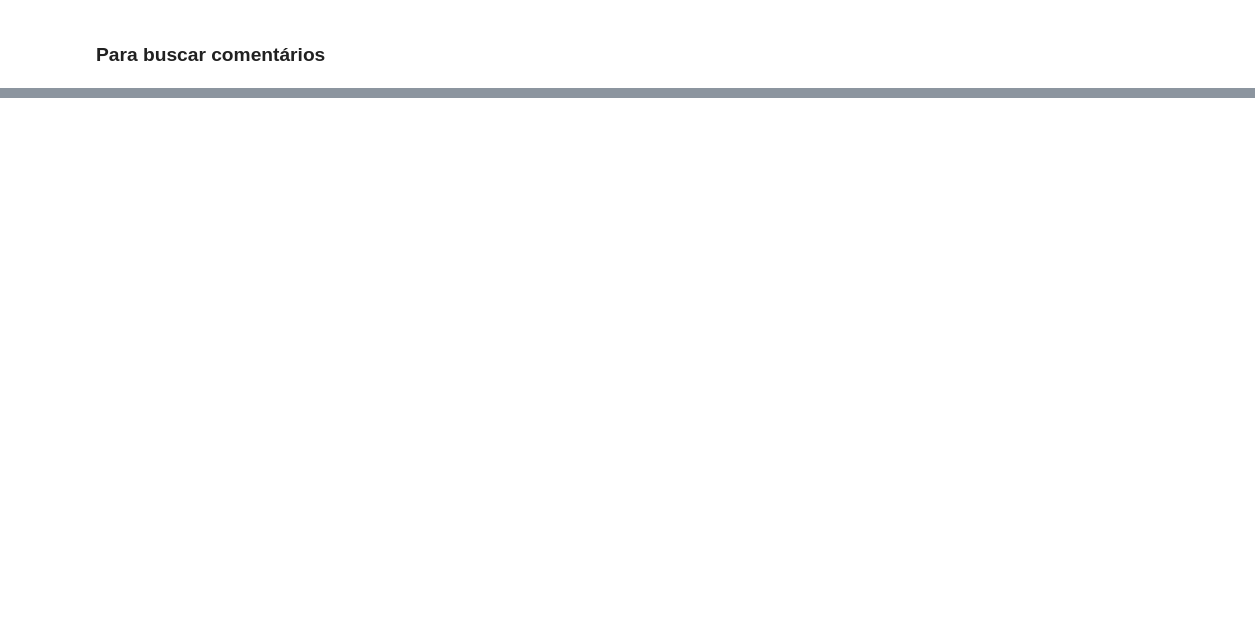
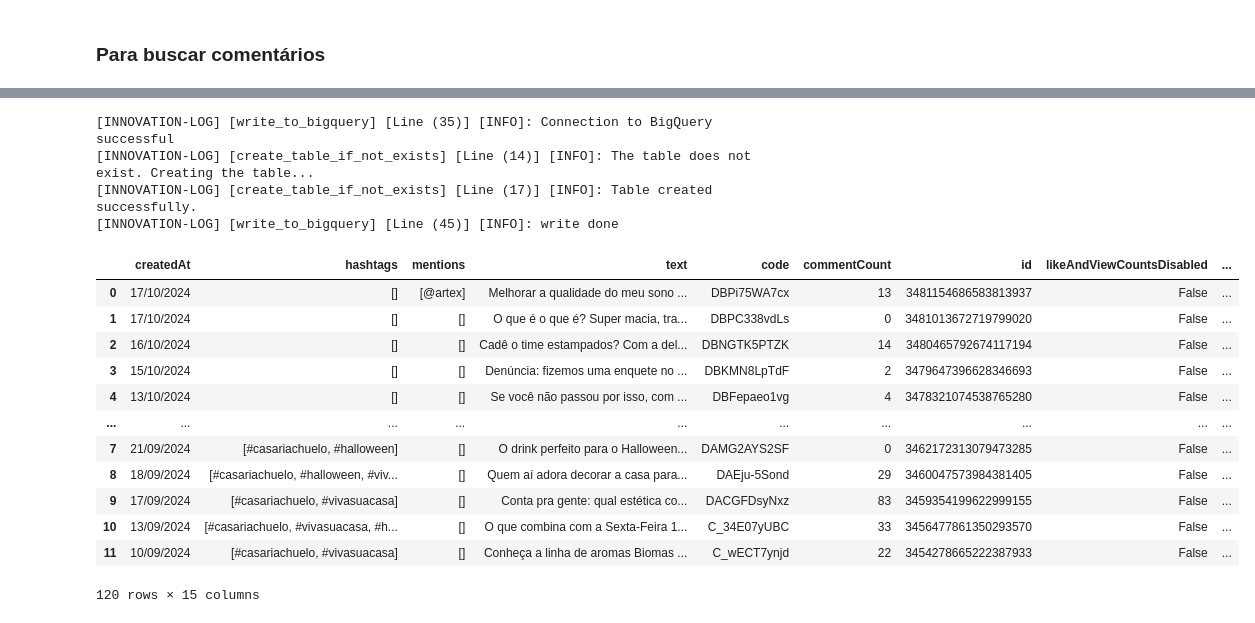
Before and after one commit to AmmoJailton/kpi-indicadores2, a Jupyter notebook: notebooks/discovery_posts_comments.ipynb, the cells around one changed output, grey strips where cells are left out. Drawn from its saved outputs; the diff is of its cells as text; code cells hidden in the pictures; blank space fills up the shorter version.

```diff
--- a/notebooks/discovery_posts_comments.ipynb
+++ b/notebooks/discovery_posts_comments.ipynb
@@ -435,16 +430,15 @@ Ik1IBB8pBBZDZQhSAVNRSQBFMEEtQgZCC10QbX1VX0tJXwZKAmsQVgRRAU0TETwdXgtHKUcTAToLQzBV
 # %%
-username='artex'
 filename=f'./posts_responses/{username}_1_posts'
 filename2=f'./posts_responses/{username}_2_posts'
-artex_response = mock_posts_response(url=filename, headers=headers, params=posts_querystring)
-artex_response2 = mock_posts_response(url=filename2, headers=headers, params=posts_querystring)
-artex_parsed_response: InstagramPostResponse = formater.parse_response_to_posts_obj(artex_response)
-artex_parsed_response2: InstagramPostResponse = formater.parse_response_to_posts_obj(artex_response2)
+local_response = load_response_from_json(filename=filename)
+local_response2 = load_response_from_json(filename=filename2)
+artex_parsed_response: InstagramPostResponse = formater.parse_response_to_posts_obj(local_response)
+artex_parsed_response2: InstagramPostResponse = formater.parse_response_to_posts_obj(local_response2)
 
 df = pd.DataFrame(artex_parsed_response.data.items)
 df2 = pd.DataFrame(artex_parsed_response2.data.items)
 df_concat = pd.concat([df, df2])
 
-mask_comments = df_concat['comment_count'] >= 5
-df_concat
+mask_comments = df_concat['comment_count'] > 9
+df_concat[mask_comments].columns
 # %% [output]
@@ -545,0 +614,6 @@ df
+# %%
+with open('./posts_responses/df_posts', "rb") as file:
+    df_posts = pickle.load(file)
+
+with open('./comments_responses/df_comments', "rb") as file:
+    df_comments = pickle.load(file)
@@ -545,0 +662,34 @@ df
+# %%
+from commom.database.data_handler import DataHandler
+import os
+import pandas as pd
+import pickle
+
+with open('./posts_responses/df_posts', "rb") as file:
+    df_posts = pickle.load(file)
+
+data_hadler = DataHandler()
+
+data_hadler.write_to_bigquery(
+    dataset_id='innovation_dataset',
+    table_id='instagram_posts',
+    dataframe=df_posts
+)
+# %% [output]
+[INNOVATION-LOG] [write_to_bigquery] [Line (35)] [INFO]: Connection to BigQuery successful
+[INNOVATION-LOG] [create_table_if_not_exists] [Line (14)] [INFO]: The table does not exist. Creating the table...
+[INNOVATION-LOG] [create_table_if_not_exists] [Line (17)] [INFO]: Table created successfully.
+[INNOVATION-LOG] [write_to_bigquery] [Line (45)] [INFO]: write done
+|  | createdAt | hashtags | mentions | text | code | commentCount | id | likeAndViewCountsDisabled | ... |
+| 0 | 17/10/2024 | [] | [@artex] | Melhorar a qualidade do meu sono ... | DBPi75WA7cx | 13 | 3481154686583813937 | False | ... |
+| 1 | 17/10/2024 | [] | [] | O que é o que é? Super macia, tra... | DBPC338vdLs | 0 | 3481013672719799020 | False | ... |
+| 2 | 16/10/2024 | [] | [] | Cadê o time estampados? Com a del... | DBNGTK5PTZK | 14 | 3480465792674117194 | False | ... |
+| 3 | 15/10/2024 | [] | [] | Denúncia: fizemos uma enquete no ... | DBKMN8LpTdF | 2 | 3479647396628346693 | False | ... |
+| 4 | 13/10/2024 | [] | [] | Se você não passou por isso, com ... | DBFepaeo1vg | 4 | 3478321074538765280 | False | ... |
+| ... | ... | ... | ... | ... | ... | ... | ... | ... | ... |
+| 7 | 21/09/2024 | [#casariachuelo, #halloween] | [] | O drink perfeito para o Halloween... | DAMG2AYS2SF | 0 | 3462172313079473285 | False | ... |
+| 8 | 18/09/2024 | [#casariachuelo, #halloween, #viv... | [] | Quem aí adora decorar a casa para... | DAEju-5Sond | 29 | 3460047573984381405 | False | ... |
+| 9 | 17/09/2024 | [#casariachuelo, #vivasuacasa] | [] | Conta pra gente: qual estética co... | DACGFDsyNxz | 83 | 3459354199622999155 | False | ... |
+| 10 | 13/09/2024 | [#casariachuelo, #vivasuacasa, #h... | [] | O que combina com a Sexta-Feira 1... | C_34E07yUBC | 33 | 3456477861350293570 | False | ... |
+| 11 | 10/09/2024 | [#casariachuelo, #vivasuacasa] | [] | Conheça a linha de aromas Biomas ... | C_wECT7ynjd | 22 | 3454278665222387933 | False | ... |
+120 rows × 15 columns
```
Also changed, not shown: parts of 19 cells of this notebook, 1 other file.
